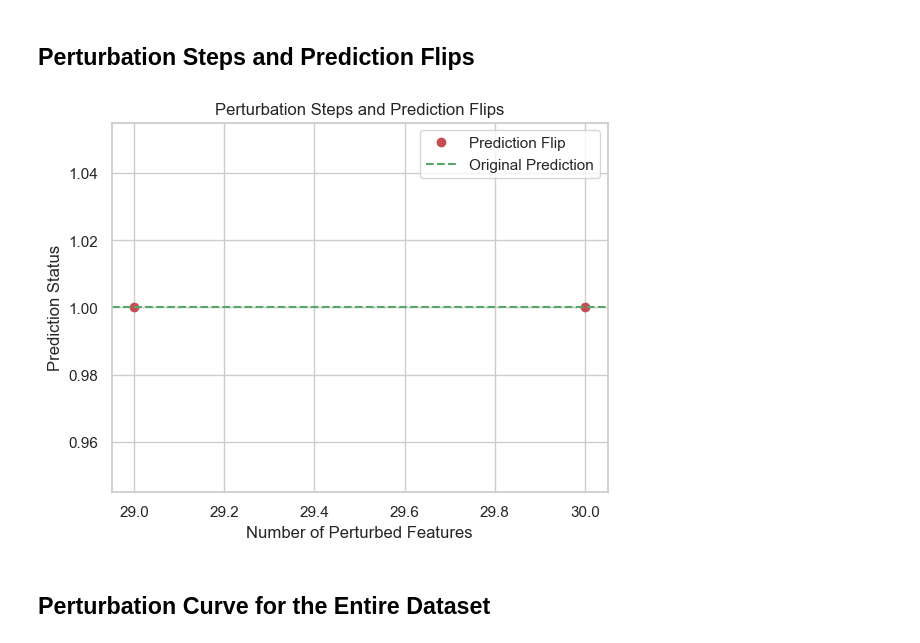
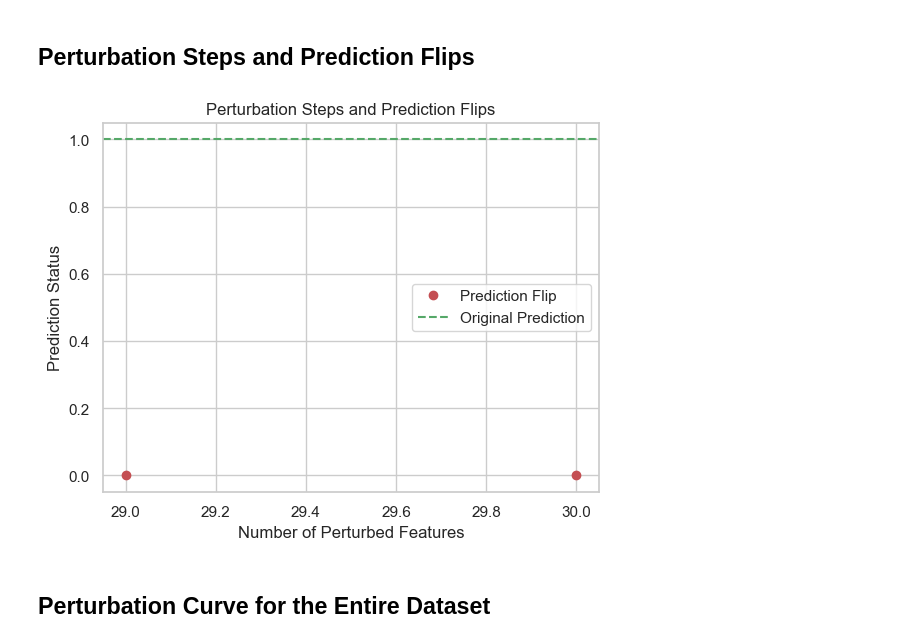
Before and after one commit to RickSanchezStoic/XAI, a Jupyter notebook: main.ipynb, the cells around one changed output. Cells and saved outputs as stored; diff of their text form; code cells hidden in the pictures.

```diff
--- a/main.ipynb
+++ b/main.ipynb
@@ -135,7 +125,7 @@ from lime_analysis.utils import get_subset_samples
 from lime_analysis.lime_explanations import initialize_lime, generate_explanations
 
 # Get subset of samples, currently four: (FP, TP, FN, TN)
-selected_indices = get_subset_samples(test_data, true_labels, model)
+selected_indices = get_subset_samples(test_data, true_labels, model, use_random = True)
 # %% [markdown]
 
 
@@ -416,13 +410,13 @@ The parsimony for this instance for a threshold of 0.4 is 13
 # %%
 from visualisation.lime import plot_perturbation_steps
 from lime_analysis.perturbation import calculate_feature_means, perturb_single_instance
 
 results = perturb_single_instance(
-    {"FP": [1]}, explanations["FP"]["attributions"], model, test_data, feature_names
+    {"FP": explanations["FP"]['indices']}, explanations["FP"]["attributions"], model, test_data, feature_names
 )
 plot_perturbation_steps(results)
 # %% [output]
-[figure, old version]
+[figure, new version]
 # %% [markdown]
 ## **Perturbation Curve for the Entire Dataset**
 # %%
```
Also changed, not shown: parts of 30 cells of this notebook, 3 other files.
